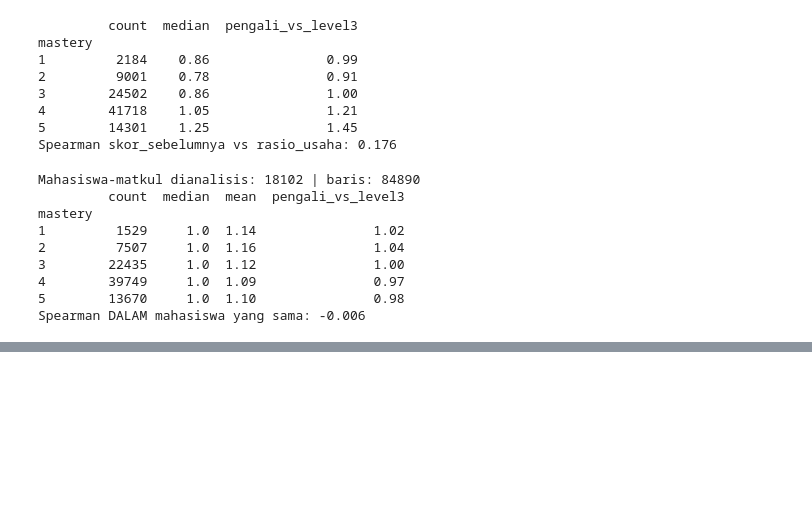
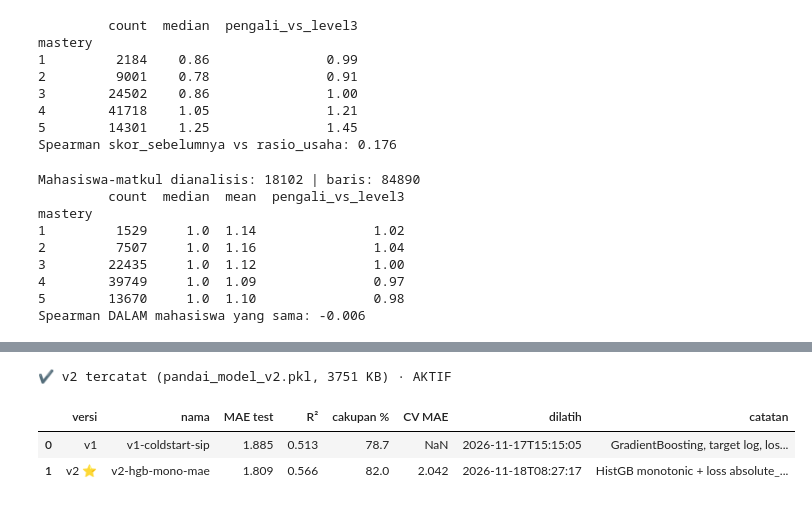
Before and after one commit to diptaz/PandAI, a Jupyter notebook: machine-learning/ml.ipynb, the cells around one changed output, grey strips where cells are left out. Cells and saved outputs as stored; diff of their text form; code cells hidden in the pictures; blank space fills up the shorter version.

```diff
--- a/machine-learning/ml.ipynb
+++ b/machine-learning/ml.ipynb
@@ -744,0 +911,16 @@ for contoh in [("laporan", 10, 3), ("laporan", 10, 1), ("laporan", 25, 5),
+# %%
+# D6 · Running max: loss absolute_error menyesuaikan nilai daun SETELAH pohon dibentuk,
+# sehingga constraint monotonic bisa sedikit bocor. Solusinya: ambil nilai maksimum
+# prediksi dari ukuran 0 sampai ukuran tugas itu. Logika yang sama dipakai di app.py.
+def prediksi_monoton(model, X_):
+    out = np.empty(len(X_))
+    for i, (t, p) in enumerate(zip(X_["type"], X_["size_pct"])):
+        grid_ukuran = pd.DataFrame({"type": t, "size_pct": np.linspace(0, p, 40)})
+        out[i] = model.predict(grid_ukuran).max()
+    return out
+
+pred = prediksi_monoton(model_final, X_test)
+print("=== Evaluasi di data TEST (belum pernah dilihat) ===")
+print("MAE :", round(mean_absolute_error(y_test, pred), 3), "jam")
+print("RMSE:", round(root_mean_squared_error(y_test, pred), 3), "jam")
+print("R²  :", round(r2_score(y_test, pred), 3))
@@ -744,0 +961,42 @@ for contoh in [("laporan", 10, 3), ("laporan", 10, 1), ("laporan", 25, 5),
+# %%
+# D8 · Simpan paket model v2 (struktur sama dengan v1 + koreksi_log)
+PENGALI_MASTERY = {1: 1.30, 2: 1.15, 3: 1.00, 4: 0.90, 5: 0.80}   # ASUMSI heuristik, lihat Bagian C
+RENTANG_UKURAN = {
+    "laporan":    {"satuan": "halaman", "min": 1, "max": 30},
+    "presentasi": {"satuan": "slide",   "min": 5, "max": 30},
+    "coding":     {"satuan": "soal",    "min": 1, "max": 10},
+    "praktikum":  {"satuan": "modul",   "min": 1, "max": 5},
+}
+paket = {
+    "model_estimasi": model_final,
+    "model_min": model_min,
+    "model_max": model_max,
+    "koreksi_log": koreksi_log,
+    "pengali_mastery": PENGALI_MASTERY,
+    "rentang_ukuran": RENTANG_UKURAN,
+    "metadata": {
+        "versi": "v2-hgb-mono-mae",
+        "dilatih_pada": datetime.now().isoformat(timespec="seconds"),
+        "sklearn": sklearn.__version__,
+        "fitur": ["type", "size_pct"],
+        "hyperparameter": params,
+        "evaluasi_test": {
+            "MAE_jam": round(mean_absolute_error(y_test, pred), 3),
+            "RMSE_jam": round(root_mean_squared_error(y_test, pred), 3),
+            "R2": round(r2_score(y_test, pred), 3),
+            "cakupan_rentang_persen": round(float(cakupan), 1),
+        },
+        "evaluasi_cv_mae": round(float(-cari.best_score_), 3),
+        "jumlah_data": {"train": len(idx_train), "test": len(idx_test)},
+    },
+}
+# Simpan sebagai VERSI BARU lewat registry (lihat sel "Model Registry"). Tidak menimpa v1.
+simpan_versi(paket, "v2",
+             catatan="HistGB monotonic + loss absolute_error + size_pct tanpa leakage + rentang CQR",
+             aktifkan=True)
+lihat_registry()
+# %% [output]
+✔ v2 tercatat (pandai_model_v2.pkl, 3751 KB) · AKTIF
+|  | versi | nama | MAE test | R² | cakupan % | CV MAE | dilatih | catatan |
+| 0 | v1 | v1-coldstart-sip | 1.885 | 0.513 | 78.7 | NaN | 2026-11-17T15:15:05 | GradientBoosting, target log, los... |
+| 1 | v2 ⭐ | v2-hgb-mono-mae | 1.809 | 0.566 | 82.0 | 2.042 | 2026-11-18T08:27:17 | HistGB monotonic + loss absolute_... |
```
Also changed, not shown: parts of 22 cells of this notebook, 4 other files.
